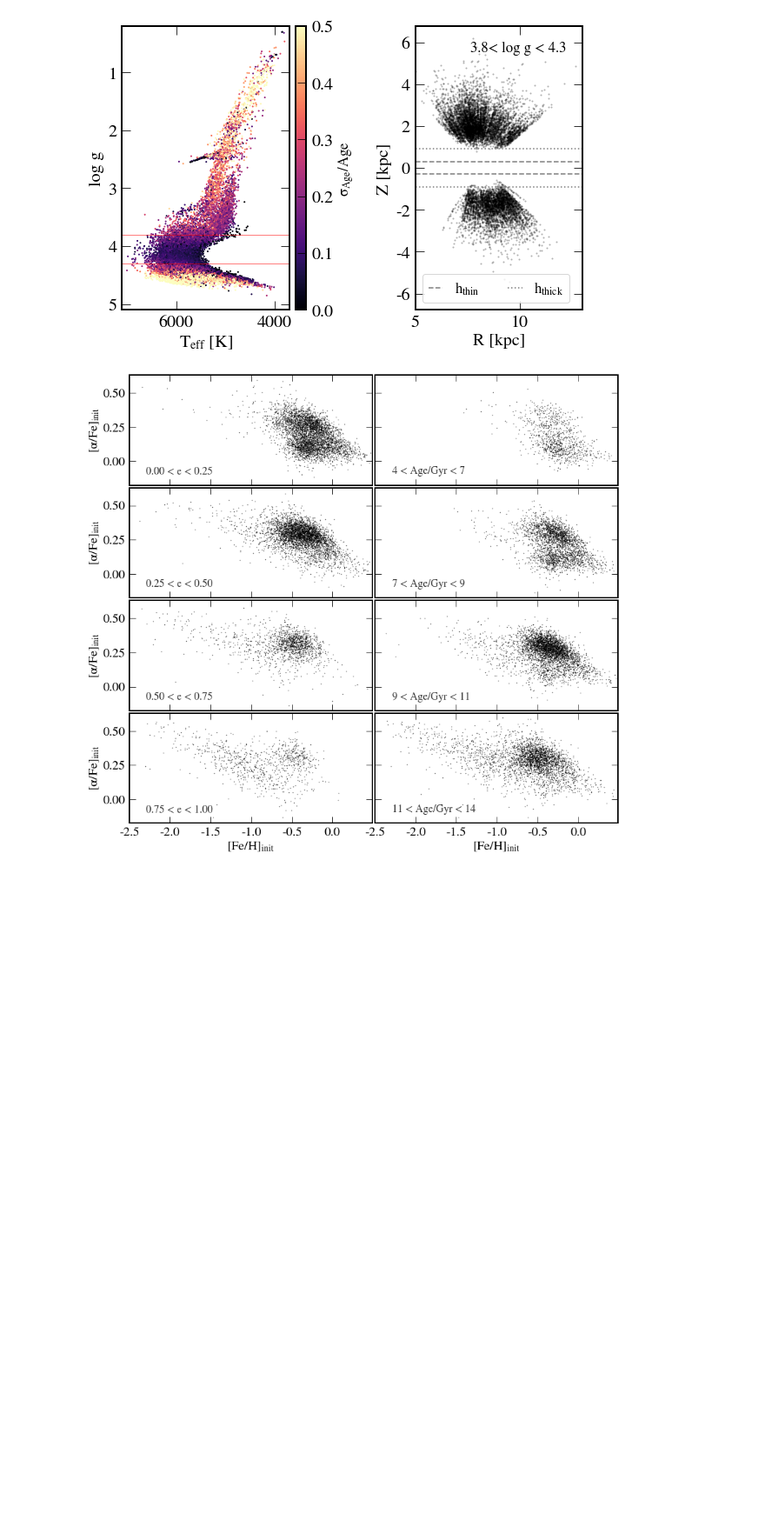
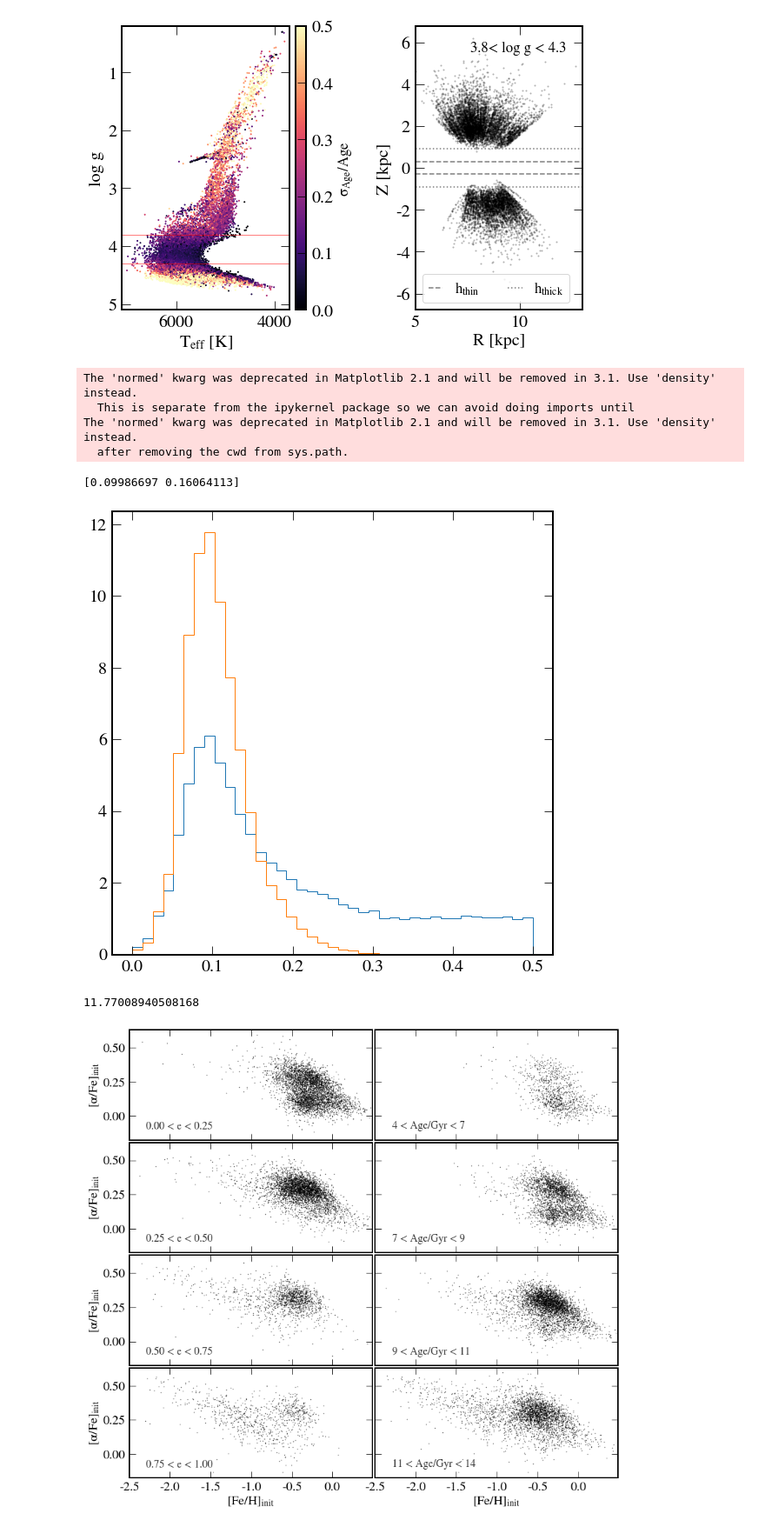
Before and after one commit to abonaca/mw_timing, a Jupyter notebook: notebooks/paper_figures.ipynb, the cells around one changed output. Shown at 87% size. Cells and saved outputs as stored; diff of their text form; code cells hidden in the pictures; blank space fills up the shorter version.

```diff
--- a/notebooks/paper_figures.ipynb
+++ b/notebooks/paper_figures.ipynb
@@ -191,6 +193,26 @@ plt.ylabel('Z [kpc]')
 plt.savefig('../paper/sample.png')
 # %% [output]
 [figure]
+# %%
+pbins = np.linspace(0,0.5,40)
+rel_age = age_err/age
+plt.hist(rel_age, bins=pbins, normed=True, histtype='step')
+plt.hist(rel_age[ind_safeage], bins=pbins, normed=True, histtype='step')
+
+print(np.percentile(rel_age[ind_safeage], [50,90]))
+
+plt.tight_layout()
+# %% [output]
+The 'normed' kwarg was deprecated in Matplotlib 2.1 and will be removed in 3.1. Use 'density' instead.
+  This is separate from the ipykernel package so we can avoid doing imports until
+The 'normed' kwarg was deprecated in Matplotlib 2.1 and will be removed in 3.1. Use 'density' instead.
+  after removing the cwd from sys.path.
+[0.09986697 0.16064113]
+[figure, added]
+# %%
+np.median(age[ind_safeage & ind_mpoor])
+# %% [output]
+11.77008940508168
 # %%
 ecc_ranges = np.array([0,0.25,0.5,0.75,1])
 age_ranges = np.array([4,7,9,11,14])
```
Also changed, not shown: parts of 12 cells of this notebook.
